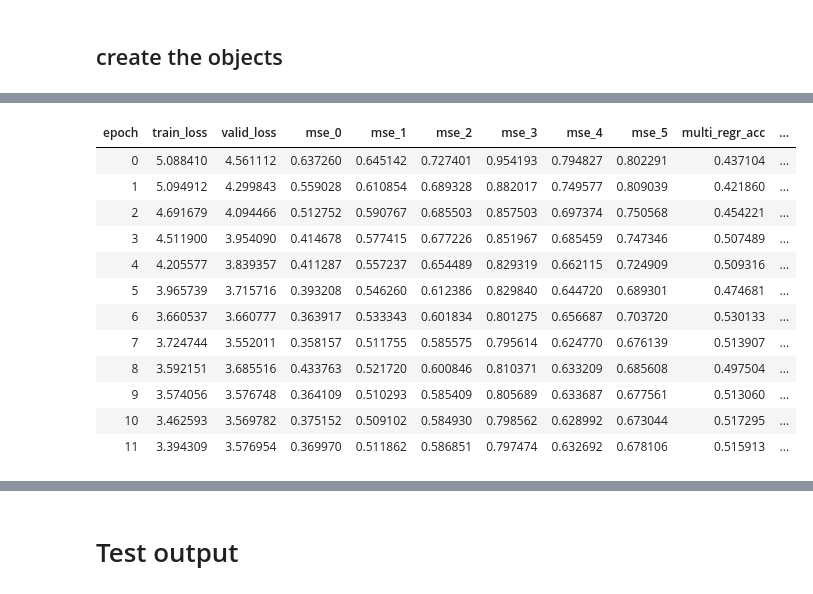
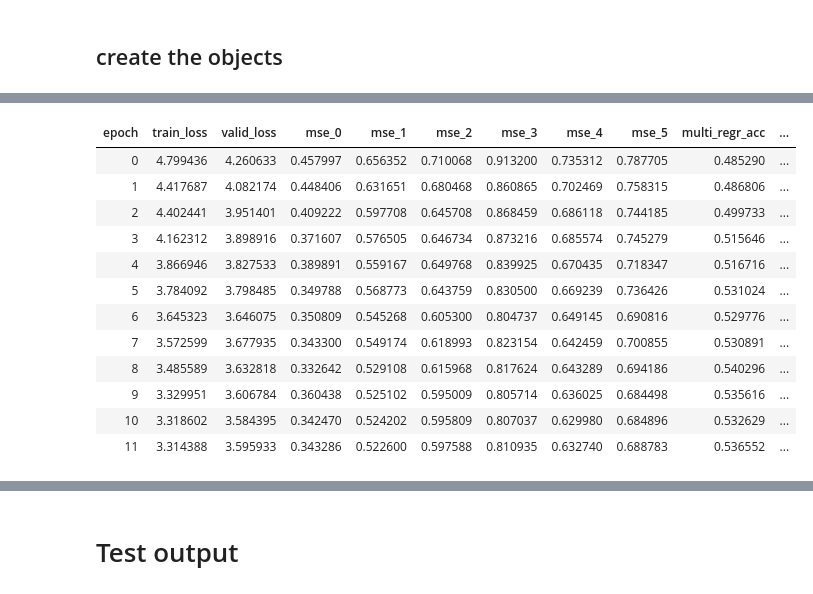
Before and after one commit to aeryen/SAAM, a Jupyter notebook: Hotel_Clean_Regression.ipynb, the cells around one changed output, grey strips where cells are left out. Cells and saved outputs as stored; diff of their text form; code cells hidden in the pictures.

```diff
--- a/Hotel_Clean_Regression.ipynb
+++ b/Hotel_Clean_Regression.ipynb
@@ -346,6 +347,7 @@ class Cls2Module1200(Module):
 # REGR 01: all aspects attributed
 # %%
 experiment.add_tag("REGR01")
+experiment.add_tag("DOCPOLL4ALL")
 def masked_concat_pool(outputs, mask):
     "Pool MultiBatchEncoder outputs into one vector [last_hidden, max_pool, avg_pool]."
     output = outputs[-1]
@@ -387,6 +389,12 @@ class Regr1Module1200(Module):
 
         batch = sentence_extract_pool(outputs, mask, p_index) # list of [80?, 1200]
 
+#         temp_all = []
+#         for doci in range(0, len(batch)):
+#             temp_all.append( batch[doci].mean(dim=0, keepdim=True) )
+#         temp_all = torch.cat( temp_all , dim=0 )
+#         overall_dist = (self.overall(temp_all) + 0.5) * (self.n_rat-1)  # [4, 1]
+
         allsent_emb = torch.cat(batch, dim=0)
         aspect_dist = self.aspect(allsent_emb)         # [n_sentence, aspect]
         sentiment_dist = (self.sentiment(allsent_emb) + 0.5) * (self.n_rat-1)   # [n_sentence, 1]
@@ -501,7 +520,7 @@ def get_text_classifier(arch:Callable, vocab_sz:int, vocab, n_class:int, bptt:in
     ps = [config.pop('output_p')] + ps
     init = config.pop('init') if 'init' in config else None
     encoder = SentenceEncoder(bptt, max_len, arch(vocab_sz, **config), vocab, pad_idx=pad_idx)
-    cls_layer = Regr2Module1200(n_asp=hyper_params["num_aspect"], n_rat=hyper_params["num_rating"], layers=layers, drops=ps)
+    cls_layer = Regr1Module1200(n_asp=hyper_params["num_aspect"], n_rat=hyper_params["num_rating"], layers=layers, drops=ps)
     model = SequentialRNN(encoder, cls_layer)
     return model if init is None else model.apply(init)
 # %%
@@ -652,7 +671,7 @@ Sequential(
   )
 )
 # %%
-cls_learn.load_encoder('lm_enc_hotel.1115')
+_=cls_learn.load_encoder('lm_enc_hotel.1115')
 # %% [output]
 FREEZING
 Sequential(
@@ -691,5 +697,5 @@ xxbos definitely not a 5 star resort i ' m dumbfounded that this hotel gets good
 # %%
 with experiment.train():
-    cls_learn.fit_one_cycle(8)
+    cls_learn.fit_one_cycle(hyper_params["num_epochs1"])
 # %% [output]
 | epoch | train_loss | valid_loss | mse_0 | mse_1 | mse_2 | mse_3 | mse_4 | mse_5 | multi_regr_acc | ... |
@@ -731,18 +754,18 @@ Sequential(
 )
 # %%
 with experiment.train():
-    cls_learn.fit_one_cycle(12)
+    cls_learn.fit_one_cycle(hyper_params["num_epochs2"])
 # %% [output]
 | epoch | train_loss | valid_loss | mse_0 | mse_1 | mse_2 | mse_3 | mse_4 | mse_5 | multi_regr_acc | ... |
-| 0 | 5.088410 | 4.561112 | 0.637260 | 0.645142 | 0.727401 | 0.954193 | 0.794827 | 0.802291 | 0.437104 | ... |
-| 1 | 5.094912 | 4.299843 | 0.559028 | 0.610854 | 0.689328 | 0.882017 | 0.749577 | 0.809039 | 0.421860 | ... |
-| 2 | 4.691679 | 4.094466 | 0.512752 | 0.590767 | 0.685503 | 0.857503 | 0.697374 | 0.750568 | 0.454221 | ... |
-| 3 | 4.511900 | 3.954090 | 0.414678 | 0.577415 | 0.677226 | 0.851967 | 0.685459 | 0.747346 | 0.507489 | ... |
-| 4 | 4.205577 | 3.839357 | 0.411287 | 0.557237 | 0.654489 | 0.829319 | 0.662115 | 0.724909 | 0.509316 | ... |
-| 5 | 3.965739 | 3.715716 | 0.393208 | 0.546260 | 0.612386 | 0.829840 | 0.644720 | 0.689301 | 0.474681 | ... |
-| 6 | 3.660537 | 3.660777 | 0.363917 | 0.533343 | 0.601834 | 0.801275 | 0.656687 | 0.703720 | 0.530133 | ... |
-| 7 | 3.724744 | 3.552011 | 0.358157 | 0.511755 | 0.585575 | 0.795614 | 0.624770 | 0.676139 | 0.513907 | ... |
-| 8 | 3.592151 | 3.685516 | 0.433763 | 0.521720 | 0.600846 | 0.810371 | 0.633209 | 0.685608 | 0.497504 | ... |
-| 9 | 3.574056 | 3.576748 | 0.364109 | 0.510293 | 0.585409 | 0.805689 | 0.633687 | 0.677561 | 0.513060 | ... |
-| 10 | 3.462593 | 3.569782 | 0.375152 | 0.509102 | 0.584930 | 0.798562 | 0.628992 | 0.673044 | 0.517295 | ... |
-| 11 | 3.394309 | 3.576954 | 0.369970 | 0.511862 | 0.586851 | 0.797474 | 0.632692 | 0.678106 | 0.515913 | ... |
+| 0 | 4.799436 | 4.260633 | 0.457997 | 0.656352 | 0.710068 | 0.913200 | 0.735312 | 0.787705 | 0.485290 | ... |
+| 1 | 4.417687 | 4.082174 | 0.448406 | 0.631651 | 0.680468 | 0.860865 | 0.702469 | 0.758315 | 0.486806 | ... |
+| 2 | 4.402441 | 3.951401 | 0.409222 | 0.597708 | 0.645708 | 0.868459 | 0.686118 | 0.744185 | 0.499733 | ... |
+| 3 | 4.162312 | 3.898916 | 0.371607 | 0.576505 | 0.646734 | 0.873216 | 0.685574 | 0.745279 | 0.515646 | ... |
+| 4 | 3.866946 | 3.827533 | 0.389891 | 0.559167 | 0.649768 | 0.839925 | 0.670435 | 0.718347 | 0.516716 | ... |
+| 5 | 3.784092 | 3.798485 | 0.349788 | 0.568773 | 0.643759 | 0.830500 | 0.669239 | 0.736426 | 0.531024 | ... |
+| 6 | 3.645323 | 3.646075 | 0.350809 | 0.545268 | 0.605300 | 0.804737 | 0.649145 | 0.690816 | 0.529776 | ... |
+| 7 | 3.572599 | 3.677935 | 0.343300 | 0.549174 | 0.618993 | 0.823154 | 0.642459 | 0.700855 | 0.530891 | ... |
+| 8 | 3.485589 | 3.632818 | 0.332642 | 0.529108 | 0.615968 | 0.817624 | 0.643289 | 0.694186 | 0.540296 | ... |
+| 9 | 3.329951 | 3.606784 | 0.360438 | 0.525102 | 0.595009 | 0.805714 | 0.636025 | 0.684498 | 0.535616 | ... |
+| 10 | 3.318602 | 3.584395 | 0.342470 | 0.524202 | 0.595809 | 0.807037 | 0.629980 | 0.684896 | 0.532629 | ... |
+| 11 | 3.314388 | 3.595933 | 0.343286 | 0.522600 | 0.597588 | 0.810935 | 0.632740 | 0.688783 | 0.536552 | ... |
```
Also changed, not shown: parts of 24 cells of this notebook, 2 other files.
